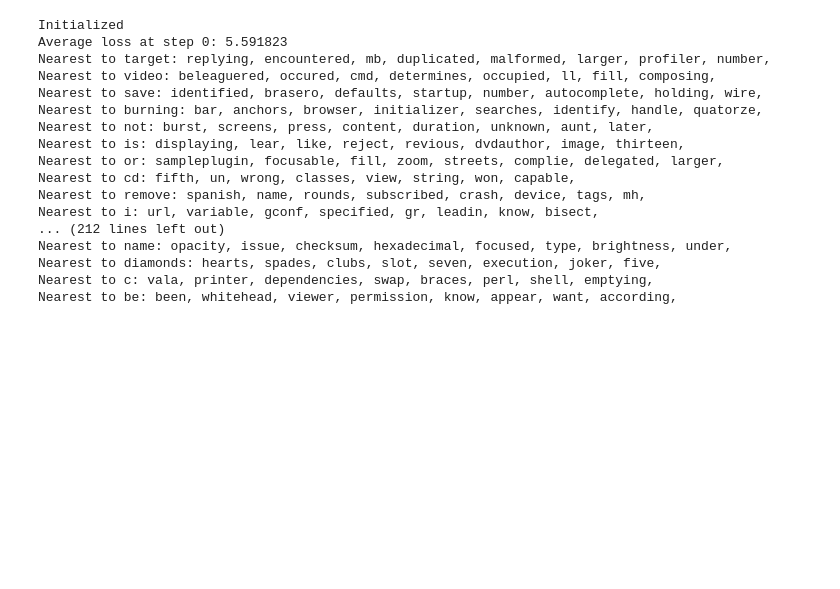
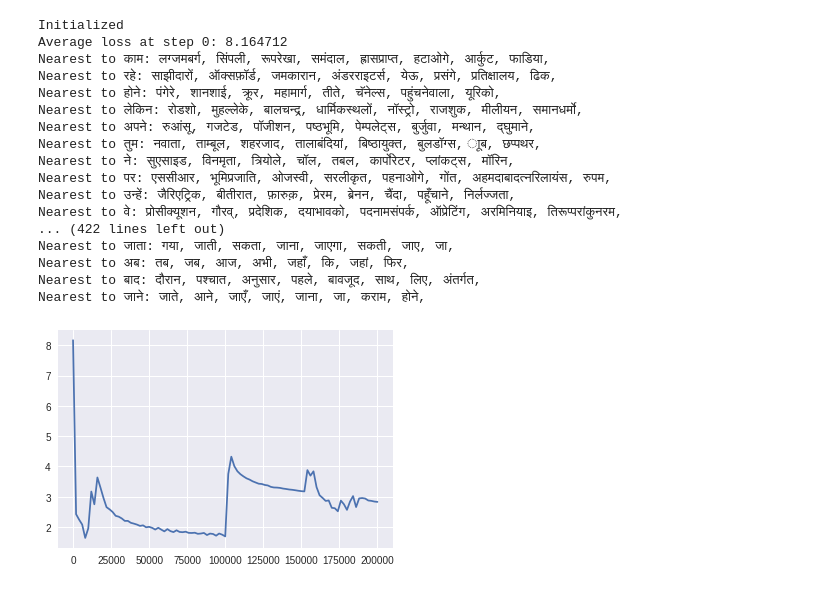
Before and after one commit to nishitjain97/Deep-Neural-Machine-Translation, a Jupyter notebook: 3_Word2Vec.ipynb, the cells around one changed output. Saved outputs shown, nothing was run; the diff lists cells and outputs as text; code cells hidden in the pictures; blank space fills up the shorter version.

Commit message:
Adds plot to visualise loss against number of iterations

```diff
--- a/3_Word2Vec.ipynb
+++ b/3_Word2Vec.ipynb
@@ -16,12 +22,10 @@ filename = 'data.en'
+# %%
+filename = '/content/drive/My Drive/Hindi Dataset/mono_cleaned.hi'
 # %%
 def read_data(filename):
-    data = pd.read_pickle(filename)
-    text = ""
-
-    for line in data:
-        text = text + " " + line
-
-    return text.strip().split(' ')
+  with open(filename, 'r') as f:
+    text = tf.compat.as_str(f.readlines()[0])
+  return text.strip().split(' ')
 
 words = read_data(filename)
 print("Data size %d" % len(words))
@@ -30,5 +38,5 @@ Data size 166908
 # %%
-vocabulary_size = len(set(words))
+vocabulary_size = 500000
 
 def build_dataset(words):
     count = [['UNK', -1]]
@@ -144,5 +162,6 @@ with graph.as_default(), tf.device('/cpu:0'):
 # %%
-num_steps = 100001
+num_steps = 200001
+loss_list = list()
 
 with tf.Session(graph=graph) as session:
     tf.global_variables_initializer().run()
@@ -160,6 +179,8 @@ with tf.Session(graph=graph) as session:
                 average_loss = average_loss / 2000
 
             print("Average loss at step %d: %f" % (step, average_loss))
+            loss_list.append(average_loss)
+
             average_loss = 0
 
         if step % 10000 == 0:
@@ -176,22 +197,30 @@ with tf.Session(graph=graph) as session:
     final_embeddings = normalized_embeddings.eval()
 # %% [output]
 Initialized
-Average loss at step 0: 5.591823
-Nearest to target: replying, encountered, mb, duplicated, malformed, larger, profiler, number,
-Nearest to video: beleaguered, occured, cmd, determines, occupied, ll, fill, composing,
-Nearest to save: identified, brasero, defaults, startup, number, autocomplete, holding, wire,
-Nearest to burning: bar, anchors, browser, initializer, searches, identify, handle, quatorze,
-Nearest to not: burst, screens, press, content, duration, unknown, aunt, later,
-Nearest to is: displaying, lear, like, reject, revious, dvdauthor, image, thirteen,
-Nearest to or: sampleplugin, focusable, fill, zoom, streets, complie, delegated, larger,
-Nearest to cd: fifth, un, wrong, classes, view, string, won, capable,
-Nearest to remove: spanish, name, rounds, subscribed, crash, device, tags, mh,
-Nearest to i: url, variable, gconf, specified, gr, leadin, know, bisect,
-... (212 lines left out)
-Nearest to name: opacity, issue, checksum, hexadecimal, focused, type, brightness, under,
-Nearest to diamonds: hearts, spades, clubs, slot, seven, execution, joker, five,
-Nearest to c: vala, printer, dependencies, swap, braces, perl, shell, emptying,
-Nearest to be: been, whitehead, viewer, permission, know, appear, want, according,
+Average loss at step 0: 8.164712
+Nearest to काम: लग्जमबर्ग, सिंपली, रूपरेखा, समंदाल, ह्रासप्राप्त, हटाओगे, आर्कुट, फाडिया,
+Nearest to रहे: साझीदारों, ऑक्सफ़ॉर्ड, जमकारान, अंडरराइटर्स, येऊ, प्रसंगे, प्रतिक्षालय, ढिक,
+Nearest to होने: पंगेरे, शानशाई, क्रूर, महामार्ग, तीते, चॅनेल्स, पहुंचनेवाला, यूरिको,
+Nearest to लेकिन: रोडशो, मुहल्लेके, बालचन्द्र, धार्मिकस्थलों, नॉस्ट्रो, राजशुक, मीलीयन, समानधर्मो,
+Nearest to अपने: रुआंसू, गजटेड, पॉजीशन, पष्ठभूमि, पेम्पलेट्स, बुर्जुवा, मन्थान, द्घुमाने,
+Nearest to तुम: नवाता, ताम्बूल, शहरजाद, तालाबंदियां, बिष्ठायुक्त, बुलडॉग्स, ाूब, छप्पथर,
+Nearest to ने: सुएसाइड, विनमृता, त्रियोले, चॉल, तबल, कार्पोरेटर, प्लांकट्स, मॉरिन,
+Nearest to पर: एससीआर, भूमिप्रजाति, ओजस्वी, सरलीकृत, पहनाओगे, गोंत, अहमदाबादत्नरिलायंस, रुपम,
+Nearest to उन्हें: जैरिएट्रिक, बीतीरात, फ़ारुक़, प्रेरम, ब्रेनन, चैंदा, पहूँचाने, निर्लज्जता,
+Nearest to वे: प्रोसीक्यूशन, गौरव्, प्रदेशिक, दयाभावको, पदनामसंपर्क, ऑप्रेटिंग, अरमिनियाइ, तिरूप्परांकुनरम,
+... (422 lines left out)
+Nearest to जाता: गया, जाती, सकता, जाना, जाएगा, सकती, जाए, जा,
+Nearest to अब: तब, जब, आज, अभी, जहाँ, कि, जहां, फिर,
+Nearest to बाद: दौरान, पश्चात, अनुसार, पहले, बावजूद, साथ, लिए, अंतर्गत,
+Nearest to जाने: जाते, आने, जाएँ, जाएं, जाना, जा, कराम, होने,
+# %%
+import matplotlib.pyplot as plt
+%matplotlib inline
+
+plt.plot(list(range(0, 200001, 2000)), loss_list)
+plt.show()
+# %% [output]
+[figure, added]
 # %%
 output = {
     'embeddings': final_embeddings,
```
Also changed, not shown: parts of 9 cells of this notebook.
